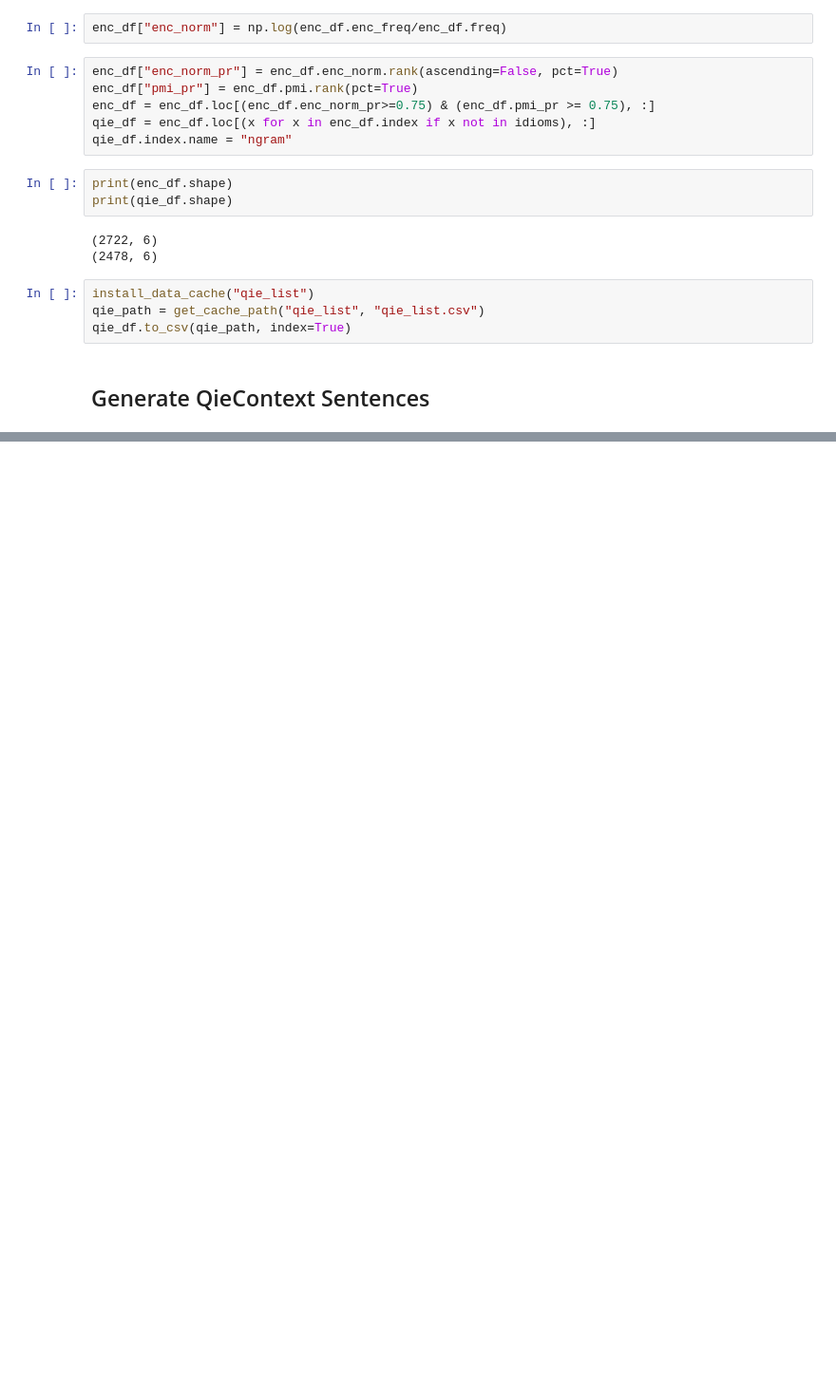
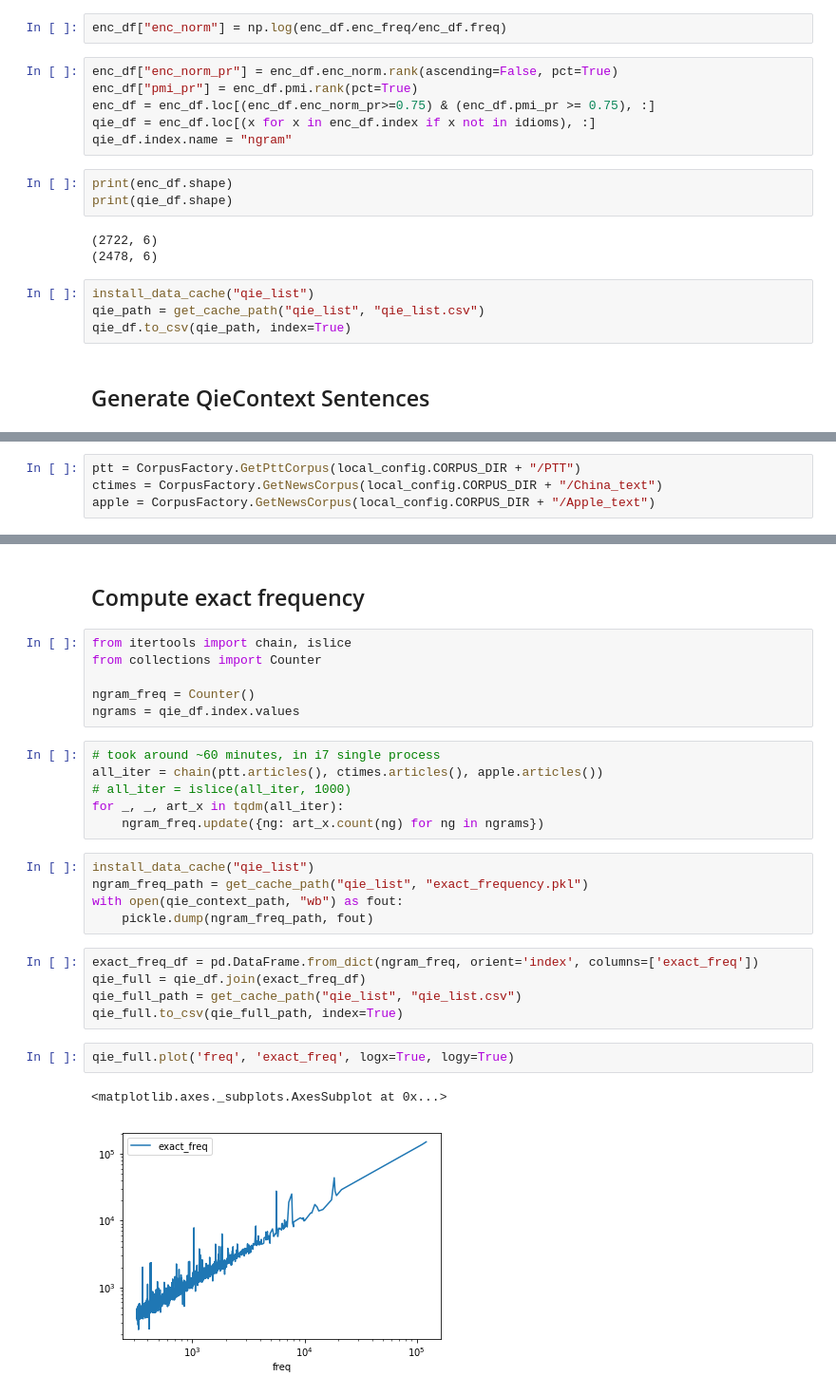
Before and after one commit to seantyh/MWE2019, a Jupyter notebook: etc/qie_list.ipynb, the cells around one changed output, grey strips where cells are left out. Shown: that part at 95% size. Saved outputs shown, nothing was run; the diff lists cells and outputs as text; blank space fills up the shorter version.

Commit message:
compute exact_frequency in qie_list.ipynb

```diff
--- a/etc/qie_list.ipynb
+++ b/etc/qie_list.ipynb
@@ -105,0 +87,4 @@ cc
+# %%
+ptt = CorpusFactory.GetPttCorpus(local_config.CORPUS_DIR + "/PTT")
+ctimes = CorpusFactory.GetNewsCorpus(local_config.CORPUS_DIR + "/China_text")
+apple = CorpusFactory.GetNewsCorpus(local_config.CORPUS_DIR + "/Apple_text")
@@ -105,0 +125,29 @@ cc
+# %% [markdown]
+## Compute exact frequency
+# %%
+from itertools import chain, islice
+from collections import Counter
+
+ngram_freq = Counter()
+ngrams = qie_df.index.values
+# %%
+# took around ~60 minutes, in i7 single process
+all_iter = chain(ptt.articles(), ctimes.articles(), apple.articles())
+# all_iter = islice(all_iter, 1000)
+for _, _, art_x in tqdm(all_iter):
+    ngram_freq.update({ng: art_x.count(ng) for ng in ngrams})
+# %%
+install_data_cache("qie_list")
+ngram_freq_path = get_cache_path("qie_list", "exact_frequency.pkl")
+with open(qie_context_path, "wb") as fout:
+    pickle.dump(ngram_freq_path, fout)
+# %%
+exact_freq_df = pd.DataFrame.from_dict(ngram_freq, orient='index', columns=['exact_freq'])
+qie_full = qie_df.join(exact_freq_df)
+qie_full_path = get_cache_path("qie_list", "qie_list.csv")
+qie_full.to_csv(qie_full_path, index=True)
+# %%
+qie_full.plot('freq', 'exact_freq', logx=True, logy=True)
+# %% [output]
+<matplotlib.axes._subplots.AxesSubplot at 0x...>
+[figure, added]
```
Also changed, not shown: parts of 12 cells of this notebook, 1 other file.
